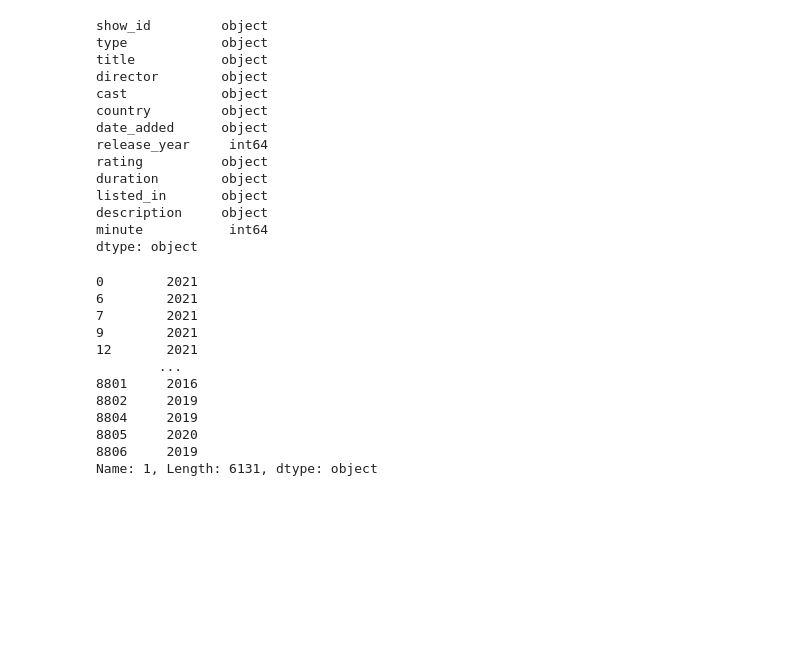
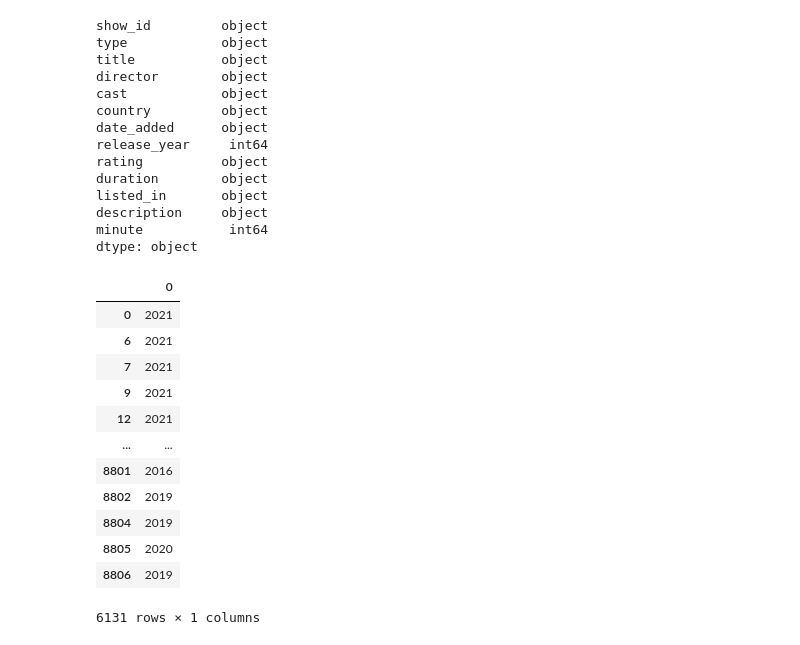
Before and after one commit to 0xazaka/data_science_learning, a Jupyter notebook: Project 3 Data Cleaning/project.ipynb, the cells around one changed output. Drawn from its saved outputs; the diff is of its cells as text; code cells hidden in the pictures; blank space fills up the shorter version.

Commit message:
little addition to prev commit (using regex)

```diff
--- a/Project 3 Data Cleaning/project.ipynb
+++ b/Project 3 Data Cleaning/project.ipynb
@@ -211,16 +211,18 @@ minute           int64
 dtype: object
 # %%
 df_movie['date_added'].str.split(',', expand = True)[1]
+df_movie['date_added'].str.extract('(\d{4})') # using regex
 # %% [output]
+|  | 0 |
+| 0 | 2021 |
+| 6 | 2021 |
+| 7 | 2021 |
+| 9 | 2021 |
+| 12 | 2021 |
+| ... | ... |
+| 8801 | 2016 |
+| 8802 | 2019 |
+| 8804 | 2019 |
+| 8805 | 2020 |
+| 8806 | 2019 |
-0        2021
-6        2021
-7        2021
-9        2021
-12       2021
-        ...
-8801     2016
-8802     2019
-8804     2019
-8805     2020
-8806     2019
-Name: 1, Length: 6131, dtype: object
+6131 rows × 1 columns
```
